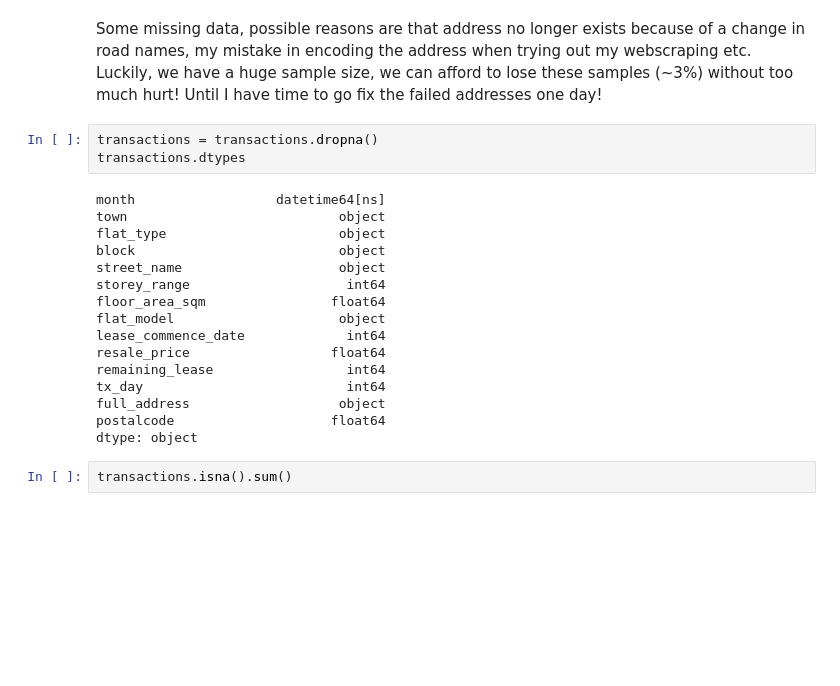
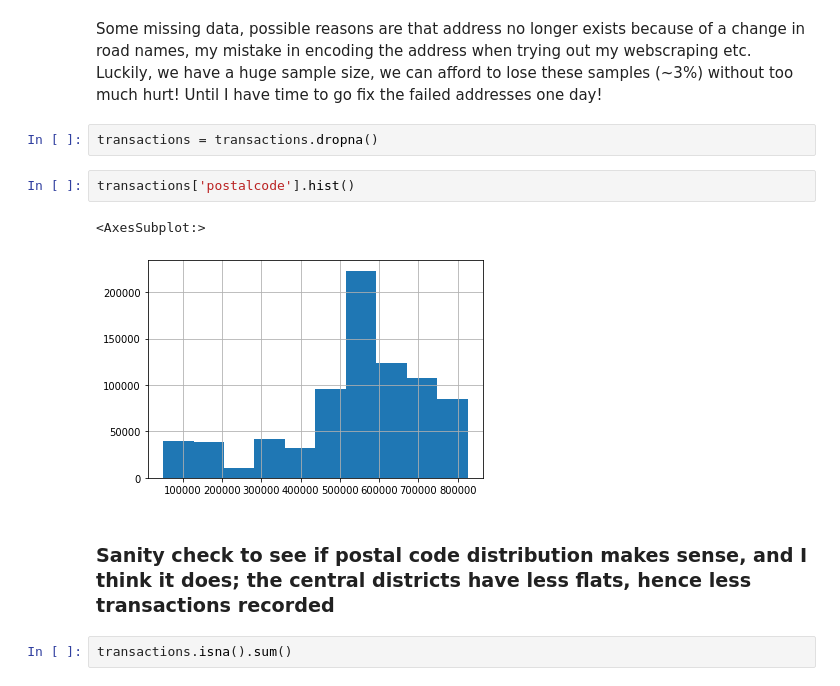
Before and after one commit to janshercs/whatsmyhdbprice, a Jupyter notebook: whatsmyhdbprice.ipynb, the cells around one changed output. Saved outputs shown, nothing was run; the diff lists cells and outputs as text; blank space fills up the shorter version.

```diff
--- a/whatsmyhdbprice.ipynb
+++ b/whatsmyhdbprice.ipynb
@@ -504,23 +504,13 @@ transactions['postalcode'].isna().sum()
 Some missing data, possible reasons are that address no longer exists because of a change in road names, my mistake in encoding the address when trying out my webscraping etc. Luckily, we have a huge sample size, we can afford to lose these samples (~3%) without too much hurt! Until I have time to go fix the failed addresses one day!
 # %%
 transactions = transactions.dropna()
-transactions.dtypes
-# %% [output]
-month                  datetime64[ns]
-town                           object
-flat_type                      object
-block                          object
-street_name                    object
-storey_range                    int64
-floor_area_sqm                float64
-flat_model                     object
-lease_commence_date             int64
-resale_price                  float64
-remaining_lease                 int64
-tx_day                          int64
-full_address                   object
-postalcode                    float64
-dtype: object
+# %%
+transactions['postalcode'].hist()
+# %% [output]
+<AxesSubplot:>
+[figure, added]
+# %% [markdown]
+### Sanity check to see if postal code distribution makes sense, and I think it does; the central districts have less flats, hence less transactions recorded
 # %%
 transactions.isna().sum()
 # %% [output]
```
Also changed, not shown: parts of 23 cells of this notebook.
